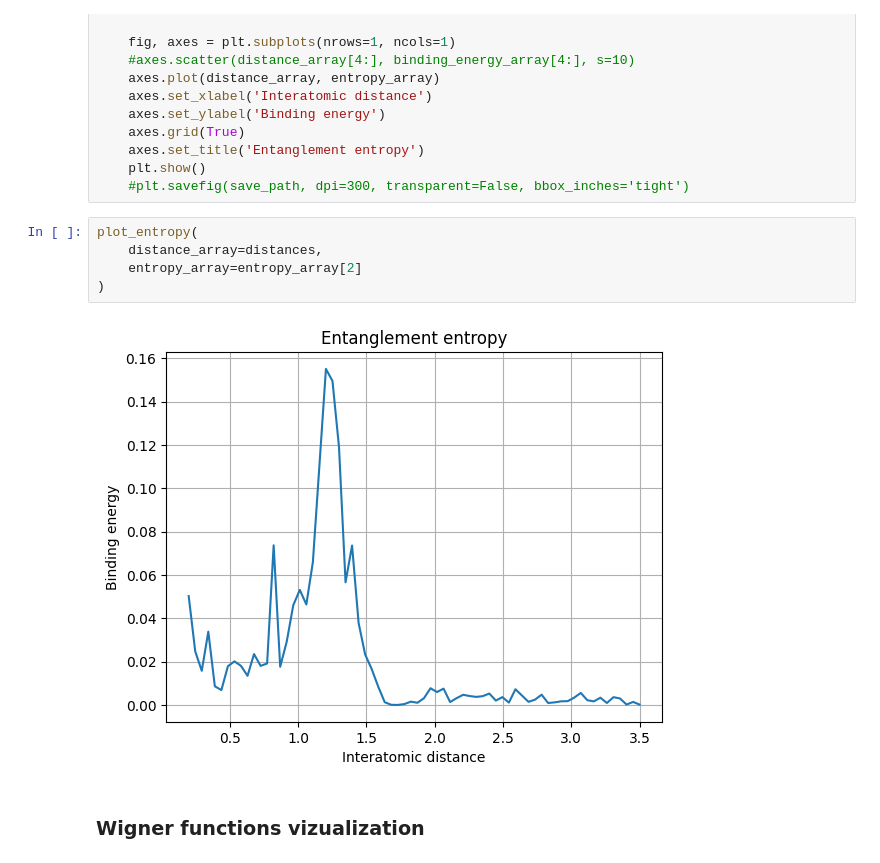
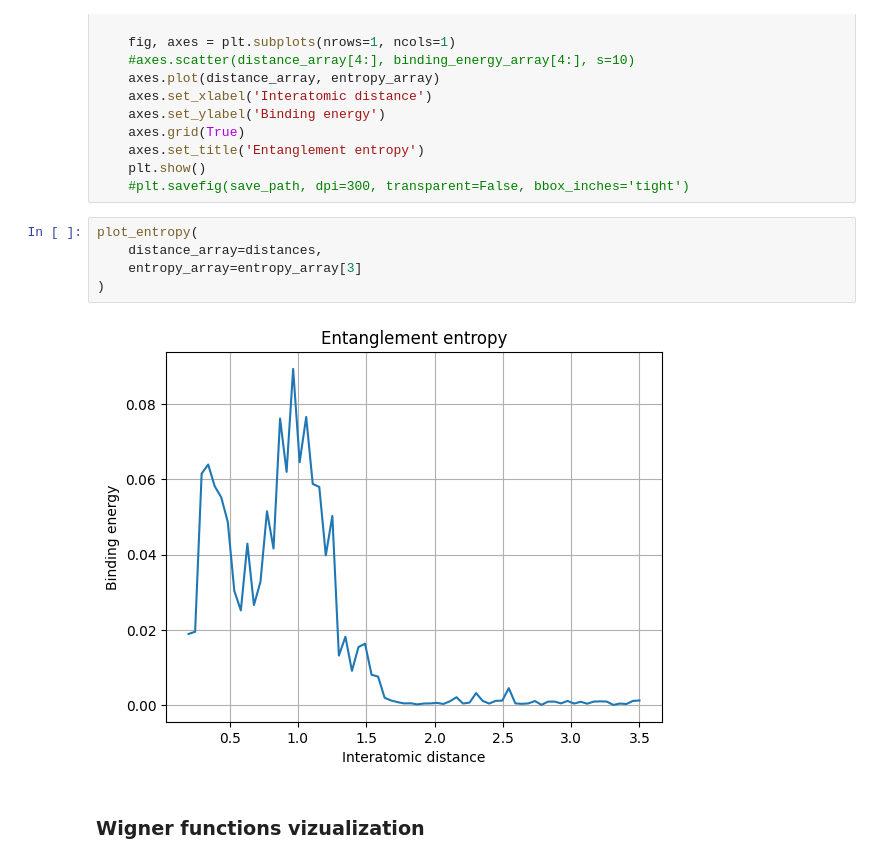
Before and after one commit to MatthieuSarkis/Long-range-intermolecular-interactions-on-a-continuous-variable-quantum-computer, a Jupyter notebook: driver.ipynb, the cells around one changed output. Drawn from its saved outputs; the diff is of its cells as text.

```diff
--- a/driver.ipynb
+++ b/driver.ipynb
@@ -242,10 +242,10 @@ def plot_entropy(
 # %%
 plot_entropy(
     distance_array=distances,
-    entropy_array=entropy_array[2]
+    entropy_array=entropy_array[3]
 )
 # %% [output]
-[figure, old version]
+[figure, new version]
 # %% [markdown]
 ### Wigner functions vizualization
 # %%
```
